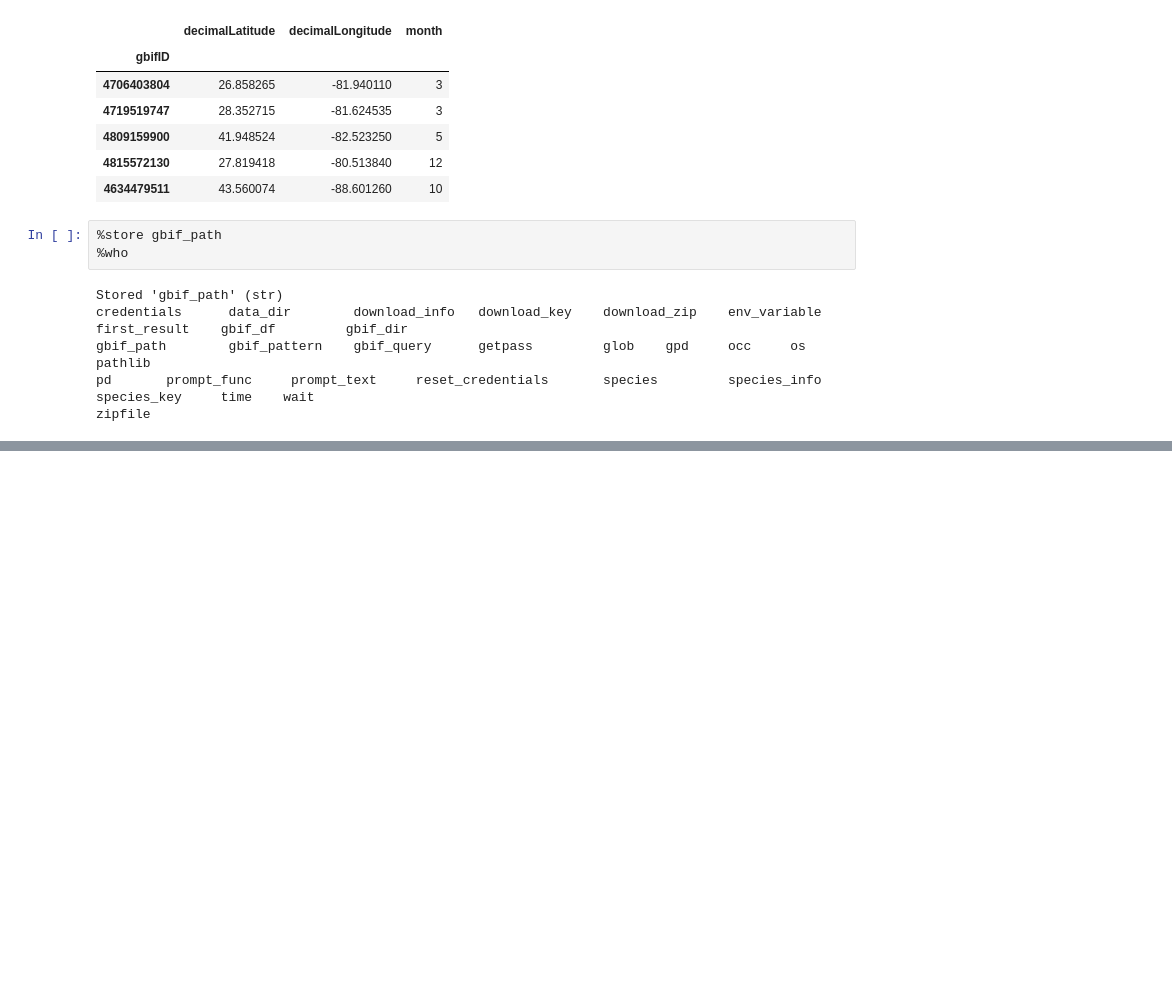
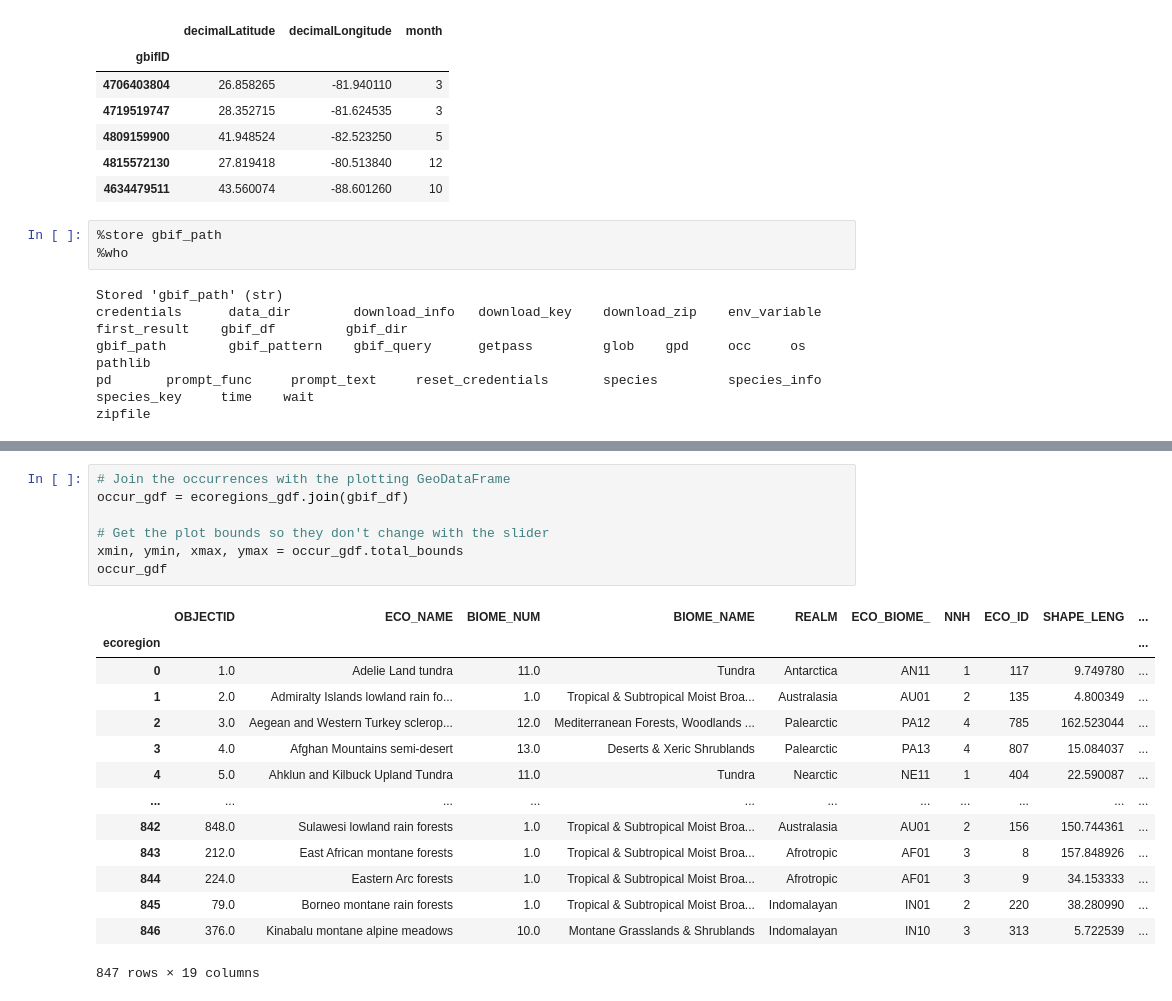
Before and after one commit to earthlab-education/species-distribution-coding-challenge-byandell, a Jupyter notebook: notebooks/species-distribution-98-download.ipynb, the cells around one changed output, grey strips where cells are left out. Drawn from its saved outputs; the diff is of its cells as text; blank space fills up the shorter version.

Commit message:
data downloaded

```diff
--- a/notebooks/species-distribution-98-download.ipynb
+++ b/notebooks/species-distribution-98-download.ipynb
@@ -258,0 +283,22 @@ zipfile
+# %%
+# Join the occurrences with the plotting GeoDataFrame
+occur_gdf = ecoregions_gdf.join(gbif_df)
+
+# Get the plot bounds so they don't change with the slider
+xmin, ymin, xmax, ymax = occur_gdf.total_bounds
+occur_gdf
+# %% [output]
+|  | OBJECTID | ECO_NAME | BIOME_NUM | BIOME_NAME | REALM | ECO_BIOME_ | NNH | ECO_ID | SHAPE_LENG | ... |
+| ecoregion |  |  |  |  |  |  |  |  |  | ... |
+| 0 | 1.0 | Adelie Land tundra | 11.0 | Tundra | Antarctica | AN11 | 1 | 117 | 9.749780 | ... |
+| 1 | 2.0 | Admiralty Islands lowland rain fo... | 1.0 | Tropical & Subtropical Moist Broa... | Australasia | AU01 | 2 | 135 | 4.800349 | ... |
+| 2 | 3.0 | Aegean and Western Turkey sclerop... | 12.0 | Mediterranean Forests, Woodlands ... | Palearctic | PA12 | 4 | 785 | 162.523044 | ... |
+| 3 | 4.0 | Afghan Mountains semi-desert | 13.0 | Deserts & Xeric Shrublands | Palearctic | PA13 | 4 | 807 | 15.084037 | ... |
+| 4 | 5.0 | Ahklun and Kilbuck Upland Tundra | 11.0 | Tundra | Nearctic | NE11 | 1 | 404 | 22.590087 | ... |
+| ... | ... | ... | ... | ... | ... | ... | ... | ... | ... | ... |
+| 842 | 848.0 | Sulawesi lowland rain forests | 1.0 | Tropical & Subtropical Moist Broa... | Australasia | AU01 | 2 | 156 | 150.744361 | ... |
+| 843 | 212.0 | East African montane forests | 1.0 | Tropical & Subtropical Moist Broa... | Afrotropic | AF01 | 3 | 8 | 157.848926 | ... |
+| 844 | 224.0 | Eastern Arc forests | 1.0 | Tropical & Subtropical Moist Broa... | Afrotropic | AF01 | 3 | 9 | 34.153333 | ... |
+| 845 | 79.0 | Borneo montane rain forests | 1.0 | Tropical & Subtropical Moist Broa... | Indomalayan | IN01 | 2 | 220 | 38.280990 | ... |
+| 846 | 376.0 | Kinabalu montane alpine meadows | 10.0 | Montane Grasslands & Shrublands | Indomalayan | IN10 | 3 | 313 | 5.722539 | ... |
+847 rows × 19 columns
```
Also changed, not shown: parts of 4 cells of this notebook, 1 other file.
